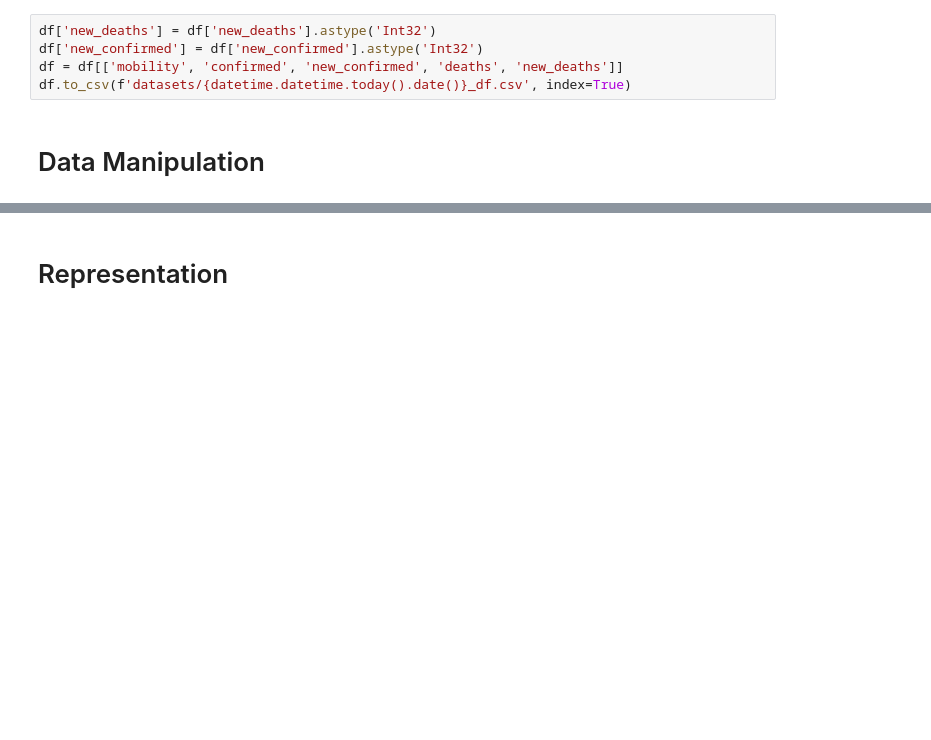
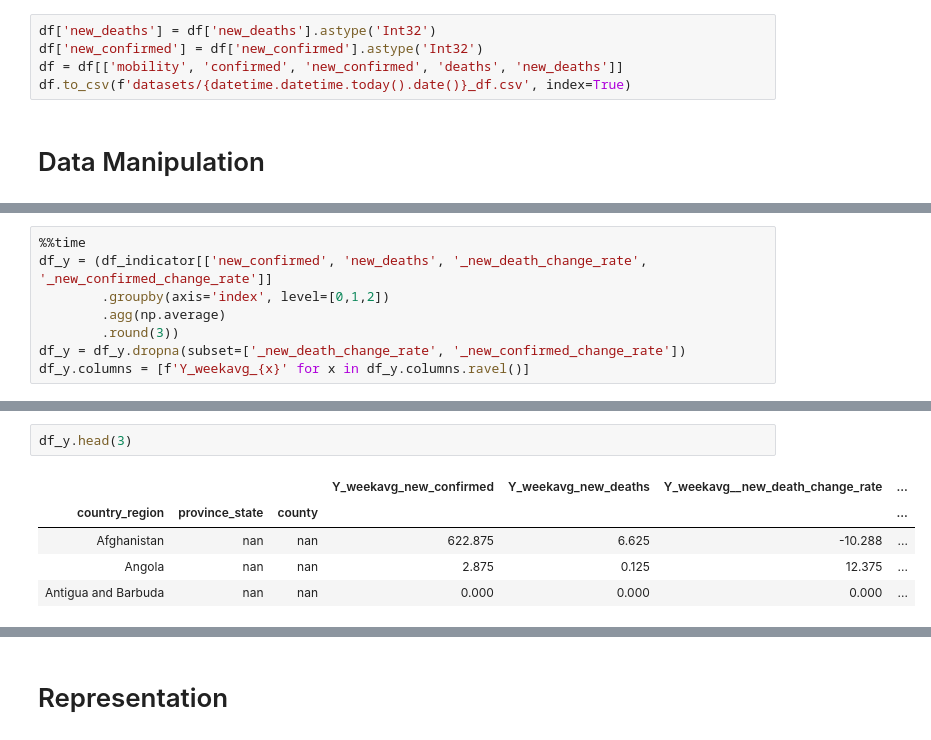
Before and after one commit to abtinkd/covid19, a Jupyter notebook: data-exploration.ipynb, the cells around one changed output, grey strips where cells are left out. Cells and saved outputs as stored; diff of their text form; blank space fills up the shorter version.

```diff
--- a/data-exploration.ipynb
+++ b/data-exploration.ipynb
@@ -215,0 +265,8 @@ df.to_csv(f'datasets/{datetime.datetime.today().date()}_df.csv', index=True)
+# %%
+%%time
+df_y = (df_indicator[['new_confirmed', 'new_deaths', '_new_death_change_rate', '_new_confirmed_change_rate']]
+        .groupby(axis='index', level=[0,1,2])
+        .agg(np.average)
+        .round(3))
+df_y = df_y.dropna(subset=['_new_death_change_rate', '_new_confirmed_change_rate'])
+df_y.columns = [f'Y_weekavg_{x}' for x in df_y.columns.ravel()]
@@ -215,0 +275,8 @@ df.to_csv(f'datasets/{datetime.datetime.today().date()}_df.csv', index=True)
+# %%
+df_y.head(3)
+# %% [output]
+|  |  |  | Y_weekavg_new_confirmed | Y_weekavg_new_deaths | Y_weekavg__new_death_change_rate | ... |
+| country_region | province_state | county |  |  |  | ... |
+| Afghanistan | nan | nan | 622.875 | 6.625 | -10.288 | ... |
+| Angola | nan | nan | 2.875 | 0.125 | 12.375 | ... |
+| Antigua and Barbuda | nan | nan | 0.000 | 0.000 | 0.000 | ... |
```
Also changed, not shown: parts of 26 cells of this notebook.
